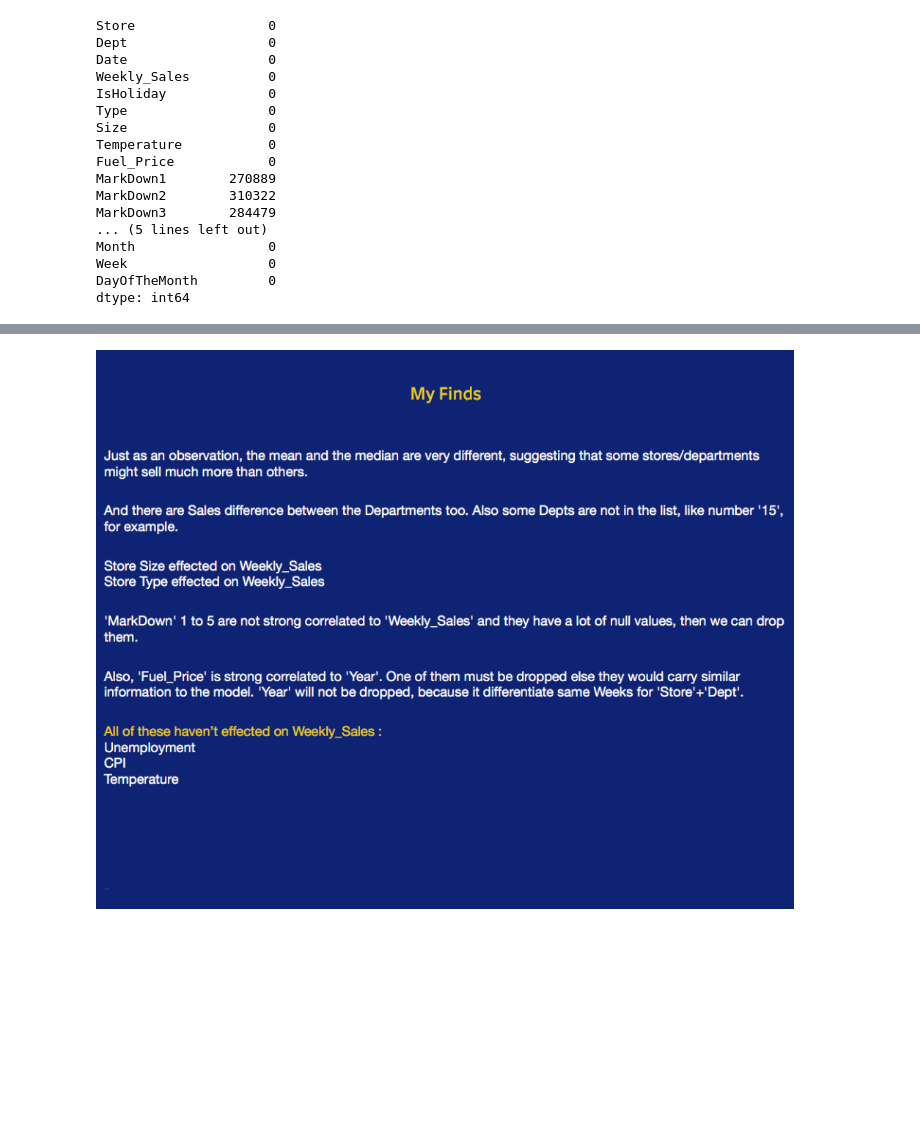
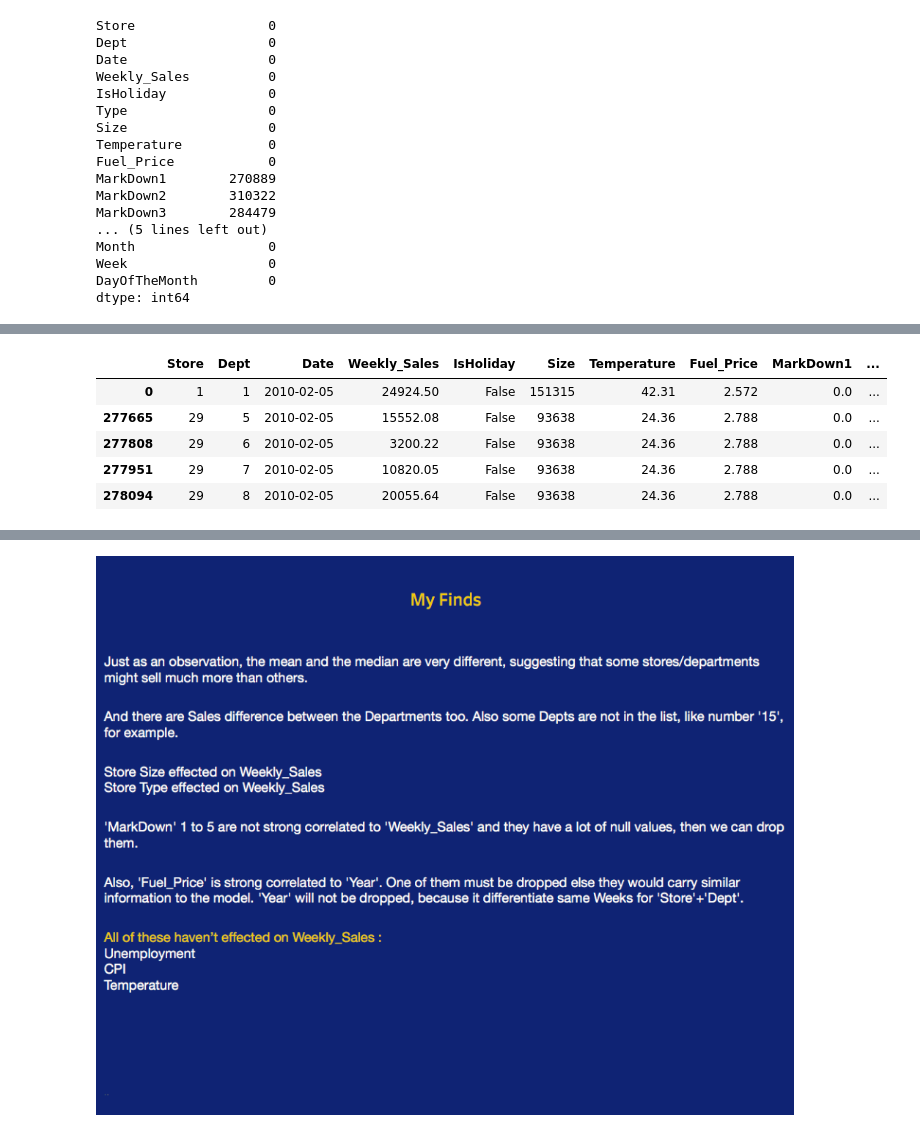
Before and after one commit to aljawharah-2/walmart-recruiting-store-sales-forecasting, a Jupyter notebook: Walmart.ipynb, the cells around one changed output, grey strips where cells are left out. Drawn from its saved outputs; the diff is of its cells as text; code cells hidden in the pictures; blank space fills up the shorter version.

```diff
--- a/Walmart.ipynb
+++ b/Walmart.ipynb
@@ -259,9 +224,16 @@ Data['Type'].value_counts()
 # %%
 # Convert categorical data into one-hot-encoding
 Type_Cat=pd.get_dummies(Data['Type'])
-final_data=pd.concat([Data,Type_Cat],axis=1)
+Data=pd.concat([Data,Type_Cat],axis=1)
 Data.drop('Type',axis=1,inplace=True)
 Data.head()
+# %% [output]
+|  | Store | Dept | Date | Weekly_Sales | IsHoliday | Size | Temperature | Fuel_Price | MarkDown1 | ... |
+| 0 | 1 | 1 | 2010-02-05 | 24924.50 | False | 151315 | 42.31 | 2.572 | 0.0 | ... |
+| 277665 | 29 | 5 | 2010-02-05 | 15552.08 | False | 93638 | 24.36 | 2.788 | 0.0 | ... |
+| 277808 | 29 | 6 | 2010-02-05 | 3200.22 | False | 93638 | 24.36 | 2.788 | 0.0 | ... |
+| 277951 | 29 | 7 | 2010-02-05 | 10820.05 | False | 93638 | 24.36 | 2.788 | 0.0 | ... |
+| 278094 | 29 | 8 | 2010-02-05 | 20055.64 | False | 93638 | 24.36 | 2.788 | 0.0 | ... |
 # %%
 # Plot heatmap to show the correlation between all variables and the target
 
```
Also changed, not shown: parts of 8 cells of this notebook.
